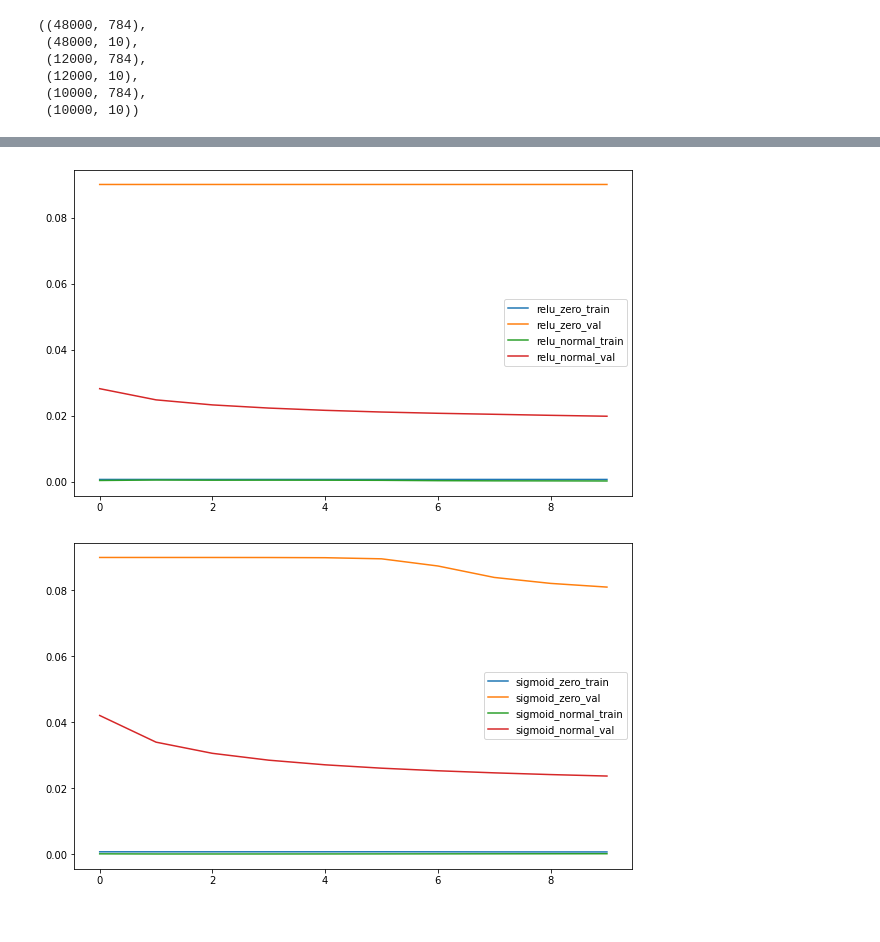
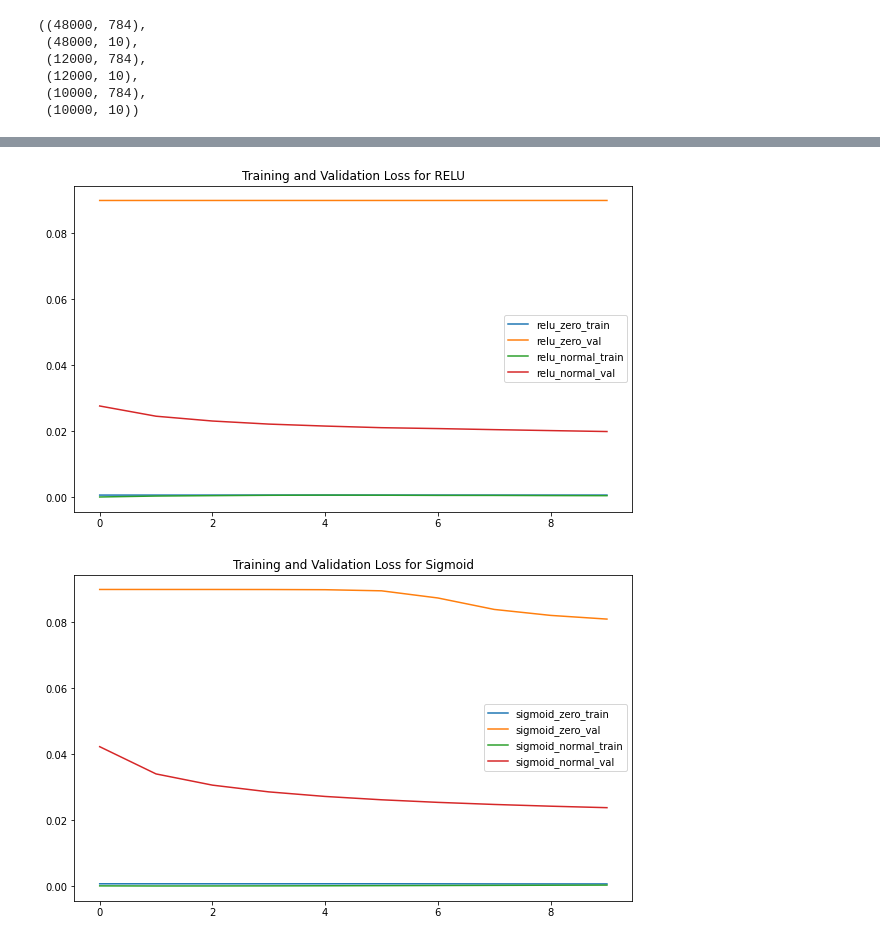
Before and after one commit to aflah02/DL_Assignments, a Jupyter notebook: Assignment_1/Part_3/Main.ipynb, the cells around one changed output, grey strips where cells are left out. Cells and saved outputs as stored; diff of their text form; code cells hidden in the pictures.

```diff
--- a/Assignment_1/Part_3/Main.ipynb
+++ b/Assignment_1/Part_3/Main.ipynb
@@ -55,15 +55,16 @@ sigmoid_normal_model = load_model("model_sigmoid_normal_init.pkl")
 # %%
 # Plot the training loss and validation loss for RELU
 # fig size
 plt.figure(figsize=(10, 6))
 plt.plot(relu_zero_model.train_loss, label='relu_zero_train')
 plt.plot(relu_zero_model.val_loss, label='relu_zero_val')
 plt.plot(relu_normal_model.train_loss, label='relu_normal_train')
 plt.plot(relu_normal_model.val_loss, label='relu_normal_val')
+plt.title('Training and Validation Loss for RELU')
 plt.legend()
 plt.show()
 # %% [output]
-[figure, old version]
+[figure, new version]
 # %%
 # Plot the training loss and validation loss for Sigmoid
 # fig size
@@ -72,10 +73,11 @@ plt.plot(sigmoid_zero_model.train_loss, label='sigmoid_zero_train')
 plt.plot(sigmoid_zero_model.val_loss, label='sigmoid_zero_val')
 plt.plot(sigmoid_normal_model.train_loss, label='sigmoid_normal_train')
 plt.plot(sigmoid_normal_model.val_loss, label='sigmoid_normal_val')
+plt.title('Training and Validation Loss for Sigmoid')
 plt.legend()
 plt.show()
 # %% [output]
-[figure, old version]
+[figure, new version]
 # %%
 # Plot the training accuracy and validation accuracy for RELU
 # fig size
```
Also changed, not shown: parts of 3 cells of this notebook, 3 other files.
